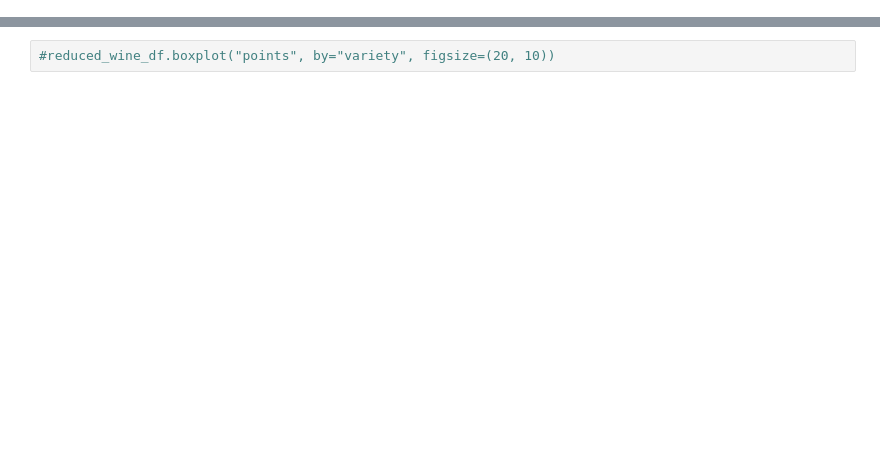
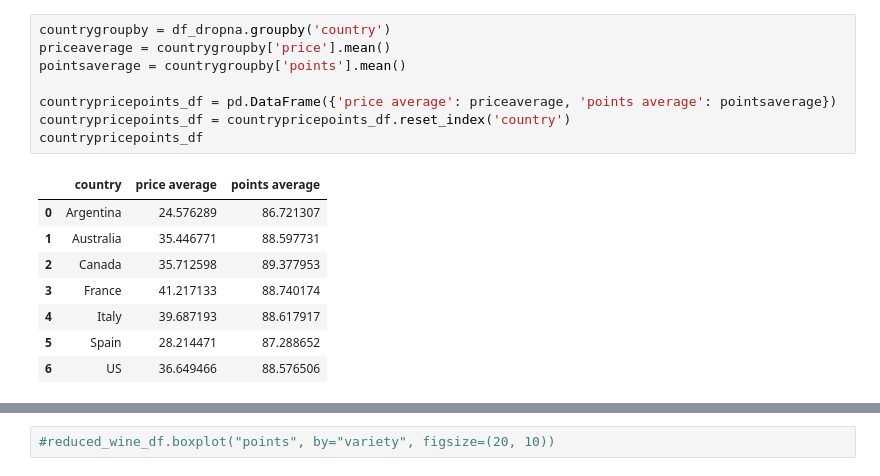
Before and after one commit to SpencerHitchcock/data-project-one, a Jupyter notebook: data_explore2.ipynb, the cells around one changed output, grey strips where cells are left out. Drawn from its saved outputs; the diff is of its cells as text; blank space fills up the shorter version.

```diff
--- a/data_explore2.ipynb
+++ b/data_explore2.ipynb
@@ -37,0 +74,17 @@ F_onewayResult(statistic=312.67809989095554, pvalue=7.251864807709925e-201)
+# %%
+countrygroupby = df_dropna.groupby('country')
+priceaverage = countrygroupby['price'].mean()
+pointsaverage = countrygroupby['points'].mean()
+
+countrypricepoints_df = pd.DataFrame({'price average': priceaverage, 'points average': pointsaverage})
+countrypricepoints_df = countrypricepoints_df.reset_index('country')
+countrypricepoints_df
+# %% [output]
+|  | country | price average | points average |
+| 0 | Argentina | 24.576289 | 86.721307 |
+| 1 | Australia | 35.446771 | 88.597731 |
+| 2 | Canada | 35.712598 | 89.377953 |
+| 3 | France | 41.217133 | 88.740174 |
+| 4 | Italy | 39.687193 | 88.617917 |
+| 5 | Spain | 28.214471 | 87.288652 |
+| 6 | US | 36.649466 | 88.576506 |
```
Also changed, not shown: parts of 8 cells of this notebook.
